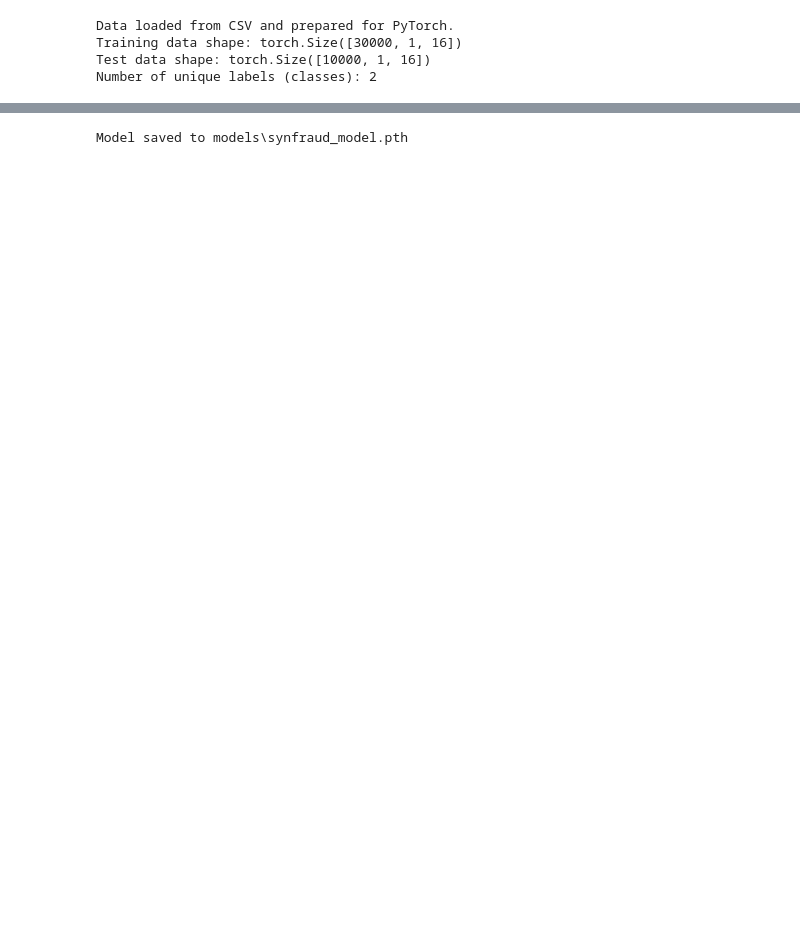
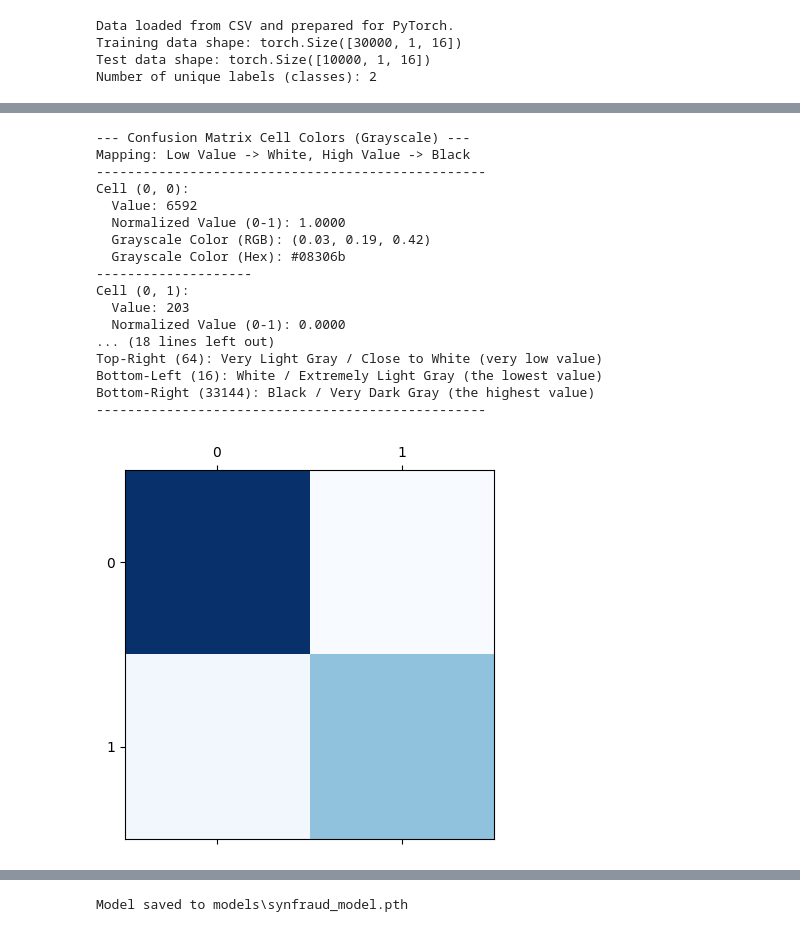
Before and after one commit to DeepLumiere/DoLphi, a Jupyter notebook: synfraud_dataset.ipynb, the cells around one changed output, grey strips where cells are left out. Saved outputs shown, nothing was run; the diff lists cells and outputs as text; code cells hidden in the pictures; blank space fills up the shorter version.

```diff
--- a/synfraud_dataset.ipynb
+++ b/synfraud_dataset.ipynb
@@ -476,3 +560,58 @@ plt.show()
+# %%
+#For values without plot
+cmap = mpl_cm.get_cmap('Blues')
+cm = confusion_matrix(all_labels, all_preds)
+fig, ax = plt.subplots()
+im = ax.matshow(cm, cmap= cmap)
+
+norm = matplotlib.colors.Normalize(vmin=cm.min(), vmax=cm.max())
+
+print("--- Confusion Matrix Cell Colors (Grayscale) ---")
+print("Mapping: Low Value -> White, High Value -> Black")
+print("-" * 50)
+
+for i in range(cm.shape[0]):
+    for j in range(cm.shape[1]):
+        cell_value = cm[i, j]
+
+        normalized_value = norm(cell_value)
+
+        rgba_color = cmap(normalized_value)
+
+        hex_color = matplotlib.colors.to_hex(rgba_color)
+
+        print(f"Cell ({i}, {j}):")
+        print(f"  Value: {cell_value}")
+        print(f"  Normalized Value (0-1): {normalized_value:.4f}")
+        print(f"  Grayscale Color (RGB): ({rgba_color[0]:.2f}, {rgba_color[1]:.2f}, {rgba_color[2]:.2f})")
+        print(f"  Grayscale Color (Hex): {hex_color}")
+        print("-" * 20)
+
+print("\n--- Summary of Expected Grayscale Appearance ---")
+print("Top-Left (3712): Light-to-Medium Gray (closer to the min value)")
+print("Top-Right (64): Very Light Gray / Close to White (very low value)")
+print("Bottom-Left (16): White / Extremely Light Gray (the lowest value)")
+print("Bottom-Right (33144): Black / Very Dark Gray (the highest value)")
+print("-" * 50)
+# %% [output]
+--- Confusion Matrix Cell Colors (Grayscale) ---
+Mapping: Low Value -> White, High Value -> Black
+--------------------------------------------------
+Cell (0, 0):
+  Value: 6592
+  Normalized Value (0-1): 1.0000
+  Grayscale Color (RGB): (0.03, 0.19, 0.42)
+  Grayscale Color (Hex): #08306b
+--------------------
+Cell (0, 1):
+  Value: 203
+  Normalized Value (0-1): 0.0000
+... (18 lines left out)
+Top-Right (64): Very Light Gray / Close to White (very low value)
+Bottom-Left (16): White / Extremely Light Gray (the lowest value)
+Bottom-Right (33144): Black / Very Dark Gray (the highest value)
+--------------------------------------------------
+[figure, added]
 # %%
 fpr, tpr, thresholds = roc_curve(all_labels, all_probs[:, 1])  # Prob for class 1
 roc_auc = auc(fpr, tpr)
```
Also changed, not shown: parts of 15 cells of this notebook.
